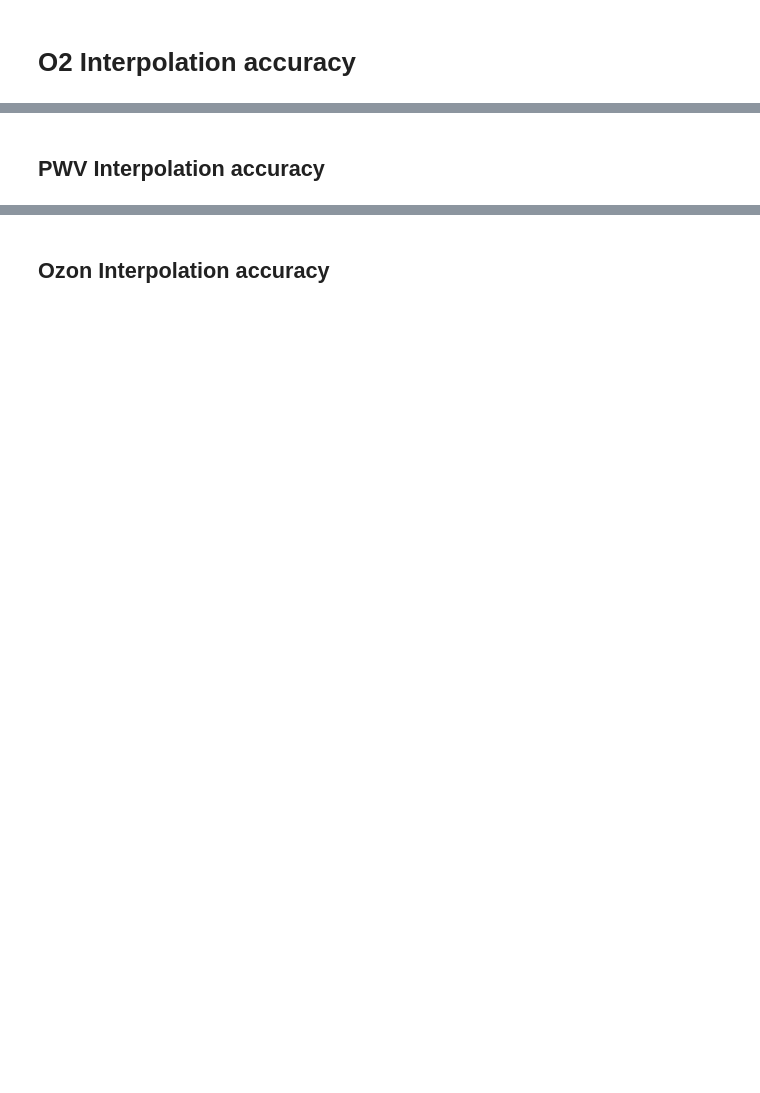
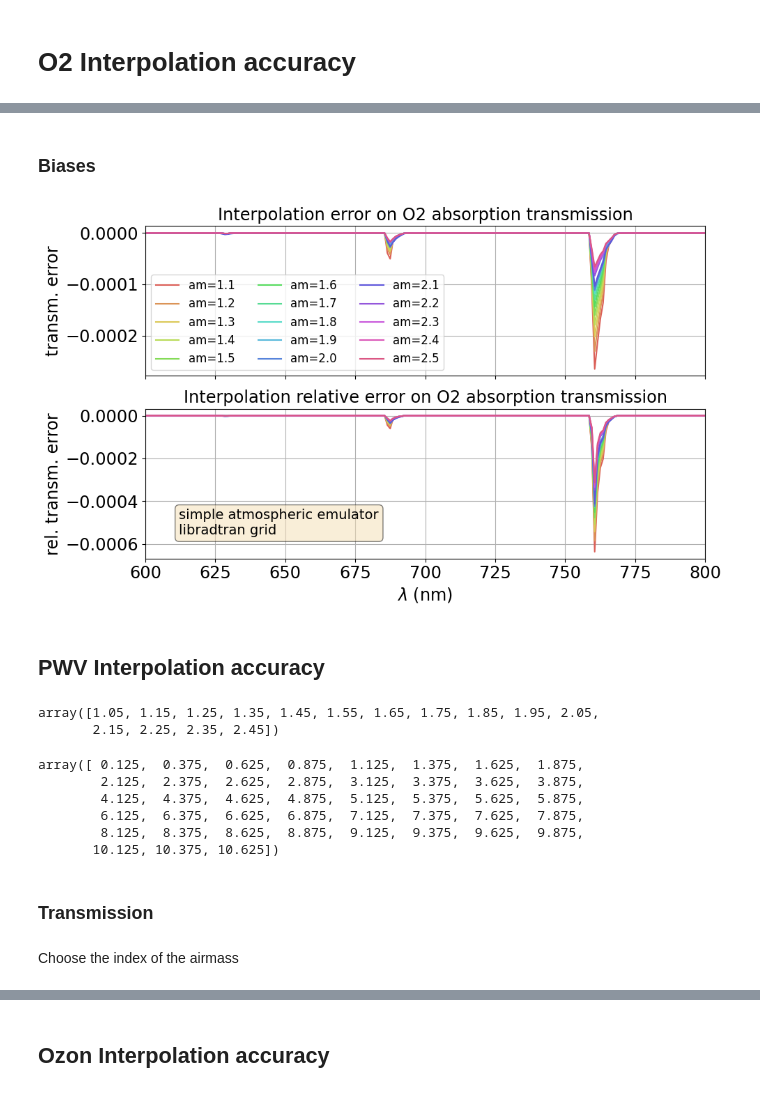
Before and after one commit to sylvielsstfr/AtmEmulator, a Jupyter notebook: docs/notebooks/simpleemulatoraccuracy/check_SimplEmul_interpolationaccuracy.ipynb, the cells around one changed output, grey strips where cells are left out. Cells and saved outputs as stored; diff of their text form; code cells hidden in the pictures; blank space fills up the shorter version.

```diff
--- a/docs/notebooks/simpleemulatoraccuracy/check_SimplEmul_interpolationaccuracy.ipynb
+++ b/docs/notebooks/simpleemulatoraccuracy/check_SimplEmul_interpolationaccuracy.ipynb
@@ -96,2 +153,41 @@ for idx,am in enumerate(airmasses):
+# %% [markdown]
+### Biases
+# %%
+fig, (ax1, ax2) = plt.subplots(2, 1, figsize=(10,6),sharex=True)
+
+# no secondary axis https://matplotlib.org/stable/gallery/subplots_axes_and_figures/secondary_axis.html
+#secax1 = ax1.secondary_xaxis('top')
+#secax2 = ax2.secondary_xaxis('top')
+for idx,am in enumerate(airmasses):
+    transm_training = emul.GetO2absTransparencyArray(WL,am)
+    transm_test = emul.data_O2abs_test[:,idx]
+
+    label = f"am={am:.1f}"
+
+    #fig1
+    ax1.plot(WL,transm_test-transm_training,"-",color=sequential_colors[idx],label=label)
+
+    #fig2
+    ax2.plot(WL,(transm_test-transm_training)/transm_test,"k-",color=sequential_colors[idx])
+
+# general
+ax1.legend(loc="lower left",ncol=3)
+ax1.set_title("Interpolation error on O2 absorption transmission")
+ax2.set_title("Interpolation relative error on O2 absorption transmission")
+ax1.grid()
+ax2.grid()
+ax1.set_ylabel("transm. error")
+ax2.set_ylabel("rel. transm. error")
+ax2.set_xlabel("$\lambda$ (nm)")
+ax2.text(0.1, 0.2, textboxstr, transform=ax.transAxes, fontsize=14,verticalalignment='bottom', bbox=textboxprops)
+ax2.set_xlim(600.,800.)
+plt.tight_layout()
+# %% [output]
+[figure, added]
 # %% [markdown]
 ## PWV Interpolation accuracy
+# %%
+airmasses
+# %% [output]
+array([1.05, 1.15, 1.25, 1.35, 1.45, 1.55, 1.65, 1.75, 1.85, 1.95, 2.05,
+       2.15, 2.25, 2.35, 2.45])
@@ -97,0 +199,9 @@ for idx,am in enumerate(airmasses):
+# %%
+all_pwv
+# %% [output]
+array([ 0.125,  0.375,  0.625,  0.875,  1.125,  1.375,  1.625,  1.875,
+        2.125,  2.375,  2.625,  2.875,  3.125,  3.375,  3.625,  3.875,
+        4.125,  4.375,  4.625,  4.875,  5.125,  5.375,  5.625,  5.875,
+        6.125,  6.375,  6.625,  6.875,  7.125,  7.375,  7.625,  7.875,
+        8.125,  8.375,  8.625,  8.875,  9.125,  9.375,  9.625,  9.875,
+       10.125, 10.375, 10.625])
@@ -97,0 +211,4 @@ for idx,am in enumerate(airmasses):
+# %% [markdown]
+### Transmission
+# %% [markdown]
+Choose the index of the airmass
```
Also changed, not shown: parts of 22 cells of this notebook.
